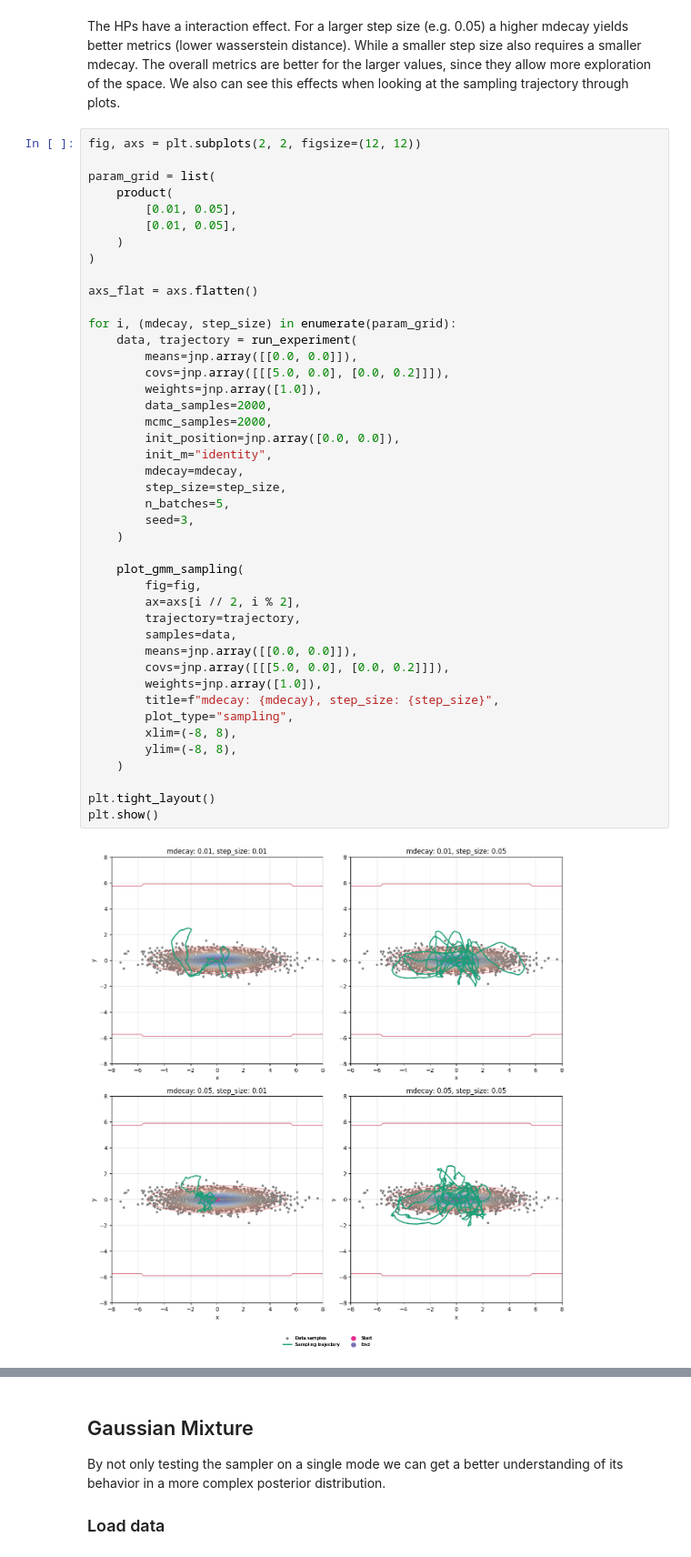
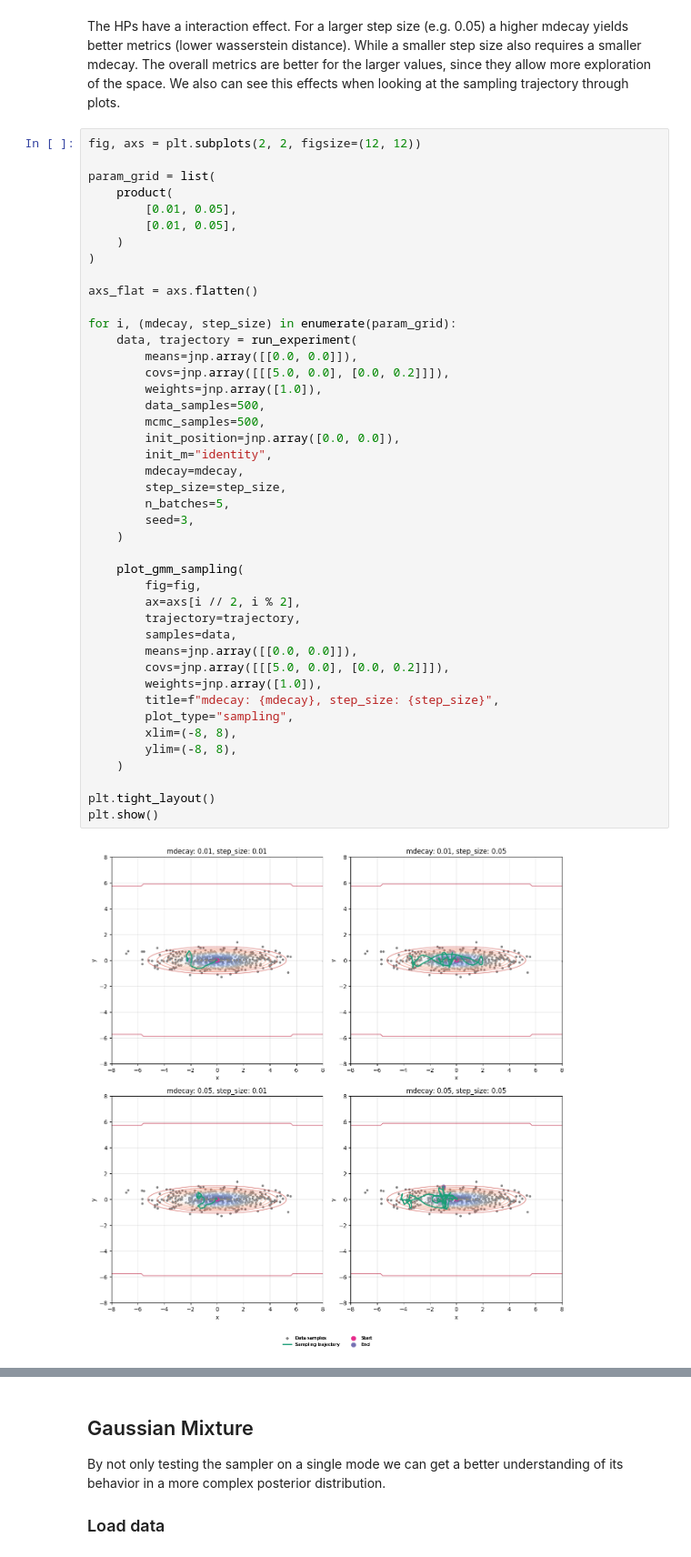
Before and after one commit to mo374z/enhancing-sgmcmc, a Jupyter notebook: notebooks/evaluate_experiments.ipynb, the cells around one changed output, grey strips where cells are left out. Shown at 91% size. Cells and saved outputs as stored; diff of their text form.

```diff
--- a/notebooks/evaluate_experiments.ipynb
+++ b/notebooks/evaluate_experiments.ipynb
@@ -109,33 +97,33 @@ axs_flat = axs.flatten()
 for i, (mdecay, step_size) in enumerate(param_grid):
     data, trajectory = run_experiment(
         means=jnp.array([[0.0, 0.0]]),
         covs=jnp.array([[[5.0, 0.0], [0.0, 0.2]]]),
         weights=jnp.array([1.0]),
-        data_samples=2000,
-        mcmc_samples=2000,
+        data_samples=500,
+        mcmc_samples=500,
         init_position=jnp.array([0.0, 0.0]),
         init_m="identity",
         mdecay=mdecay,
         step_size=step_size,
         n_batches=5,
         seed=3,
     )
 
     plot_gmm_sampling(
         fig=fig,
         ax=axs[i // 2, i % 2],
         trajectory=trajectory,
         samples=data,
         means=jnp.array([[0.0, 0.0]]),
         covs=jnp.array([[[5.0, 0.0], [0.0, 0.2]]]),
         weights=jnp.array([1.0]),
         title=f"mdecay: {mdecay}, step_size: {step_size}",
         plot_type="sampling",
         xlim=(-8, 8),
         ylim=(-8, 8),
     )
 
 plt.tight_layout()
 plt.show()
 # %% [output]
-[figure, old version]
+[figure, new version]
```
Also changed, not shown: parts of 26 cells of this notebook, 9 other files.
